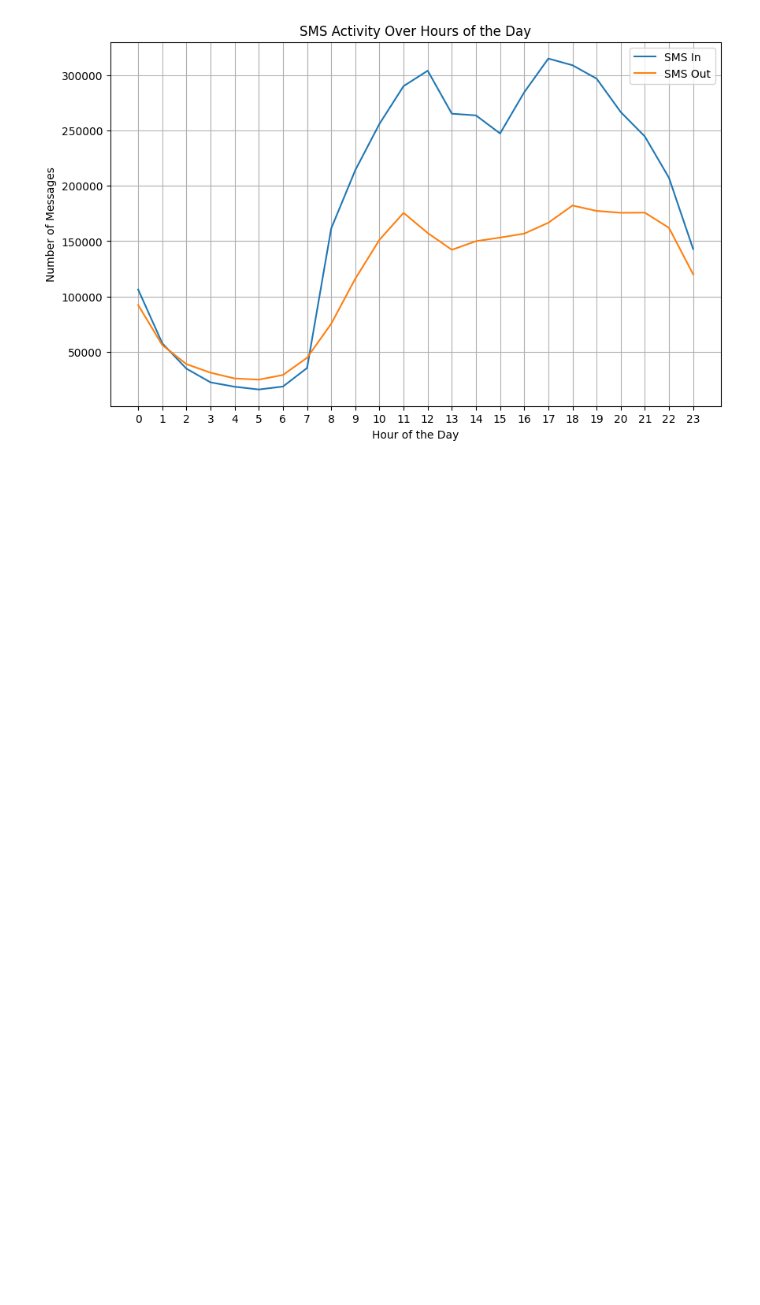
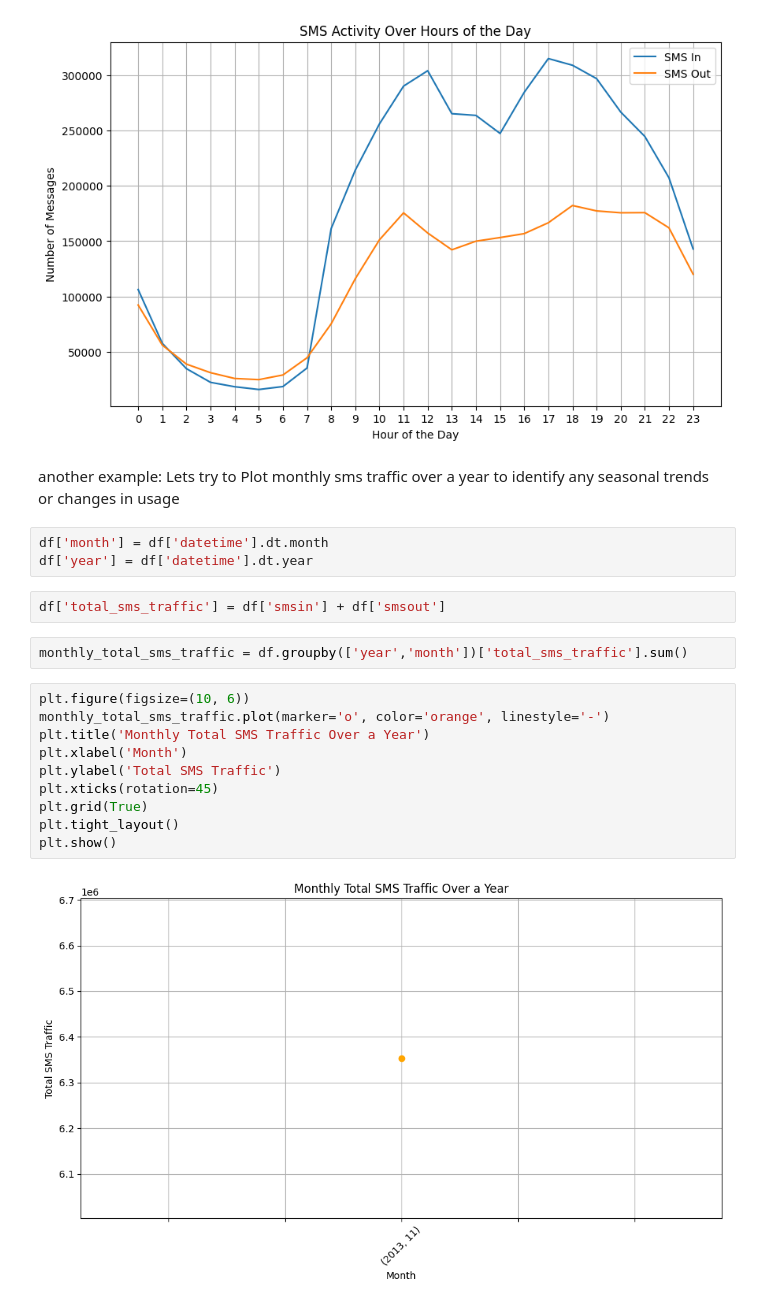
Before and after one commit to iamshahboz/Dataset, a Jupyter notebook: mobile_activity_in_city.ipynb, the cells around one changed output. Drawn from its saved outputs; the diff is of its cells as text; blank space fills up the shorter version.

Commit message:
done some more examples of getting insightful information

```diff
--- a/mobile_activity_in_city.ipynb
+++ b/mobile_activity_in_city.ipynb
@@ -87,3 +87,24 @@ plt.grid(True)
 plt.show()
 # %% [output]
 [figure]
+# %% [markdown]
+another example: Lets try to Plot monthly sms traffic over a year to identify any seasonal trends or changes in usage
+# %%
+df['month'] = df['datetime'].dt.month
+df['year'] = df['datetime'].dt.year
+# %%
+df['total_sms_traffic'] = df['smsin'] + df['smsout']
+# %%
+monthly_total_sms_traffic = df.groupby(['year','month'])['total_sms_traffic'].sum()
+# %%
+plt.figure(figsize=(10, 6))
+monthly_total_sms_traffic.plot(marker='o', color='orange', linestyle='-')
+plt.title('Monthly Total SMS Traffic Over a Year')
+plt.xlabel('Month')
+plt.ylabel('Total SMS Traffic')
+plt.xticks(rotation=45)
+plt.grid(True)
+plt.tight_layout()
+plt.show()
+# %% [output]
+[figure, added]
```
Also changed, not shown: parts of 4 cells of this notebook.
